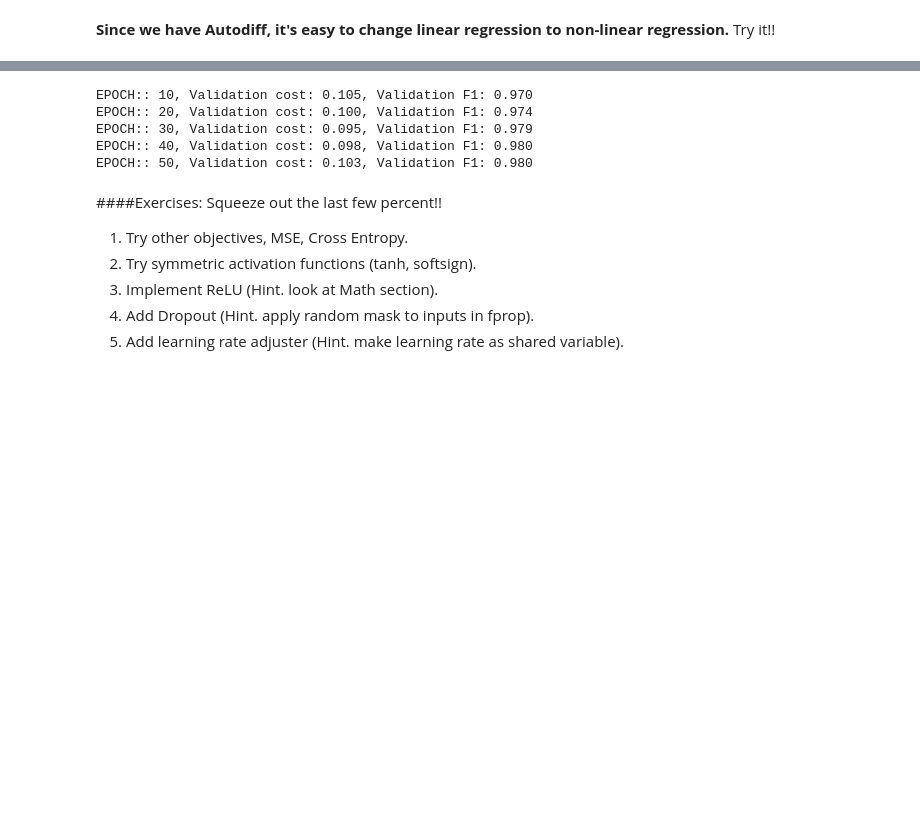
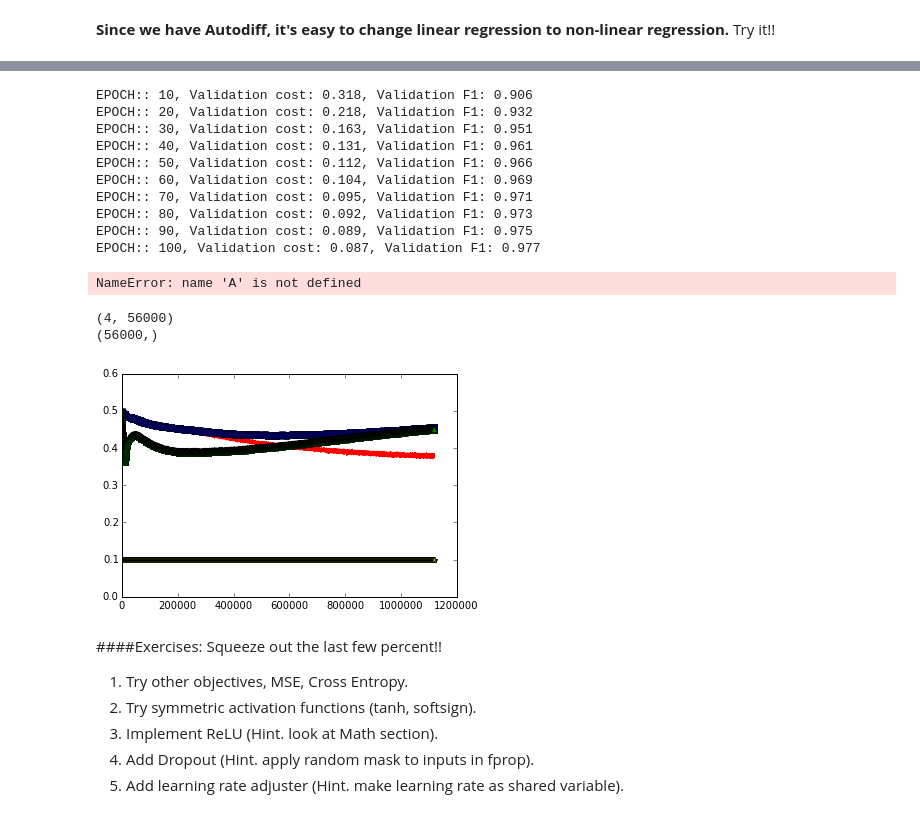
Before and after one commit to k-kawakami/Theano_Tutorial, a Jupyter notebook: Theano_Tutorial.ipynb, the cells around one changed output, grey strips where cells are left out. Saved outputs shown, nothing was run; the diff lists cells and outputs as text; code cells hidden in the pictures; blank space fills up the shorter version.

```diff
--- a/Theano_Tutorial.ipynb
+++ b/Theano_Tutorial.ipynb
@@ -489,36 +507,61 @@ for param, gparam, gmomentum in zip(params, gparams, gmomentums,):
     #gparam = theano.gradient.grad_clip(gparam, lower_bound=-5, upper_bound=5)
 
     # sgd
-    #updates[param] = param - lr * gparam
+    updates[param] = param - lr * gparam
 
     # momentum
-    updates[gmomentum] = momentum * gmomentum - lr * gparam
-    updates[param] = param + updates[gmomentum]
+    #updates[gmomentum] = momentum * gmomentum - lr * gparam
+    #updates[param] = param + updates[gmomentum]
 
 
 ## Compile
-train = theano.function([x,t],cost,updates=updates)
+train = theano.function([x,t],[cost] + [ T.mean(layer.h) for layer in layers ], updates=updates)
 test = theano.function([x,t],[cost, T.argmax(y, axis=1)])
 
 
 ## Iterate
 batch_size = 100
 nbatches = train_x.shape[0]//batch_size
-for epoch in range(50):
+A = []
+xlabel = []
+counter = 0
+for epoch in range(100):
     train_x, train_y = shuffle(train_x, train_y)  # Shuffle Samples !!
     for i in range(nbatches):
             start = i * batch_size
             end = start + batch_size
-            train(train_x[start:end], train_y[start:end])
+            c = train(train_x[start:end], train_y[start:end])
+            A.append(c[1:])
+            xlabel.append(counter)
+            counter += 20
     valid_cost, pred = test(valid_x, valid_y)
     if (epoch + 1) % 10 == 0:
         print "EPOCH:: %i, Validation cost: %.3f, Validation F1: %.3f"%(epoch+1, valid_cost, f1_score(valid_y, pred, average="macro"))
 # %% [output]
-EPOCH:: 10, Validation cost: 0.105, Validation F1: 0.970
-EPOCH:: 20, Validation cost: 0.100, Validation F1: 0.974
-EPOCH:: 30, Validation cost: 0.095, Validation F1: 0.979
-EPOCH:: 40, Validation cost: 0.098, Validation F1: 0.980
-EPOCH:: 50, Validation cost: 0.103, Validation F1: 0.980
+EPOCH:: 10, Validation cost: 0.318, Validation F1: 0.906
+EPOCH:: 20, Validation cost: 0.218, Validation F1: 0.932
+EPOCH:: 30, Validation cost: 0.163, Validation F1: 0.951
+EPOCH:: 40, Validation cost: 0.131, Validation F1: 0.961
+EPOCH:: 50, Validation cost: 0.112, Validation F1: 0.966
+EPOCH:: 60, Validation cost: 0.104, Validation F1: 0.969
+EPOCH:: 70, Validation cost: 0.095, Validation F1: 0.971
+EPOCH:: 80, Validation cost: 0.092, Validation F1: 0.973
+EPOCH:: 90, Validation cost: 0.089, Validation F1: 0.975
+EPOCH:: 100, Validation cost: 0.087, Validation F1: 0.977
+# %%
+A = numpy.transpose(A)
+# %% [output]
+NameError: name 'A' is not defined
+# %%
+print A.shape
+print A[3].shape
+#plt.plot(xlabel,A[4])
+plt.plot(xlabel, A[0], 'r--', xlabel, A[1], 'bs', xlabel, A[2], 'g^', xlabel, A[3], 'y*')
+plt.show()
+# %% [output]
+(4, 56000)
+(56000,)
+[figure, added]
 # %% [markdown]
 ####Exercises: Squeeze out the last few percent!!
 1. Try other objectives, MSE, Cross Entropy.
```
Also changed, not shown: parts of 6 cells of this notebook.
